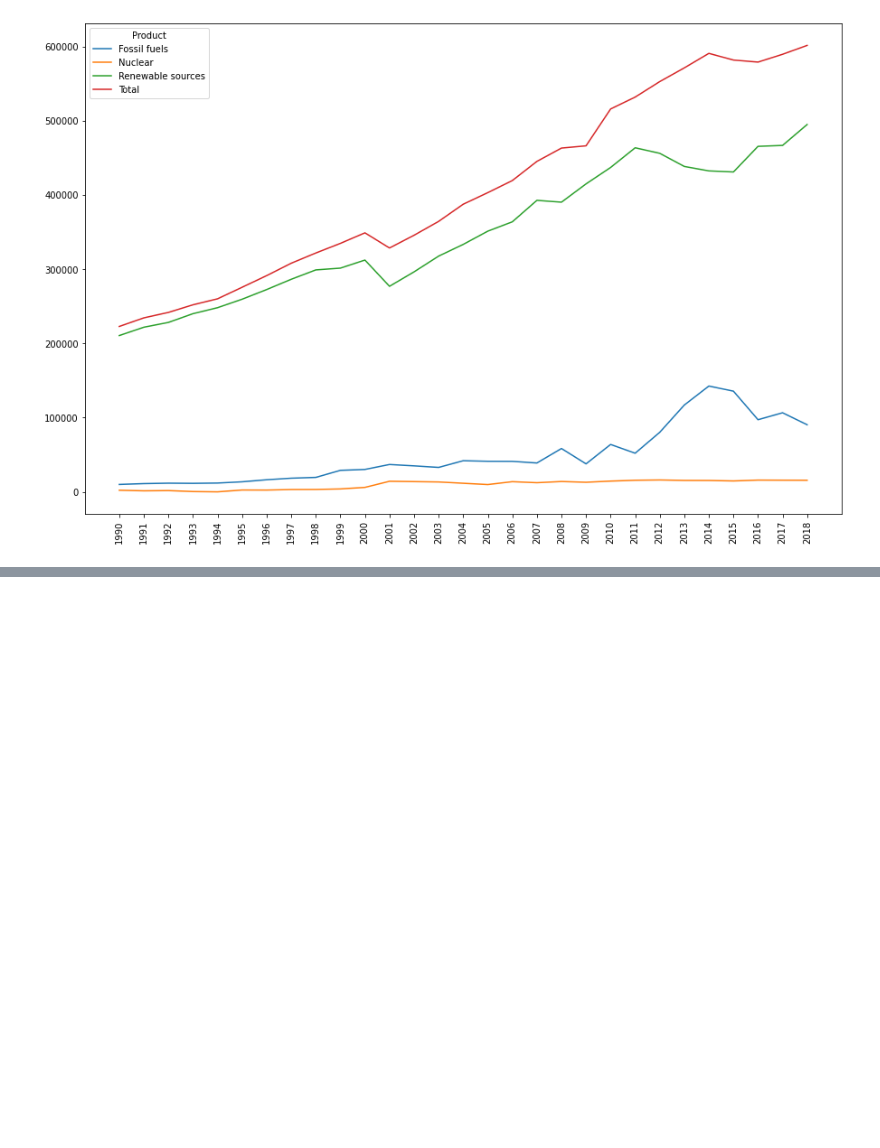
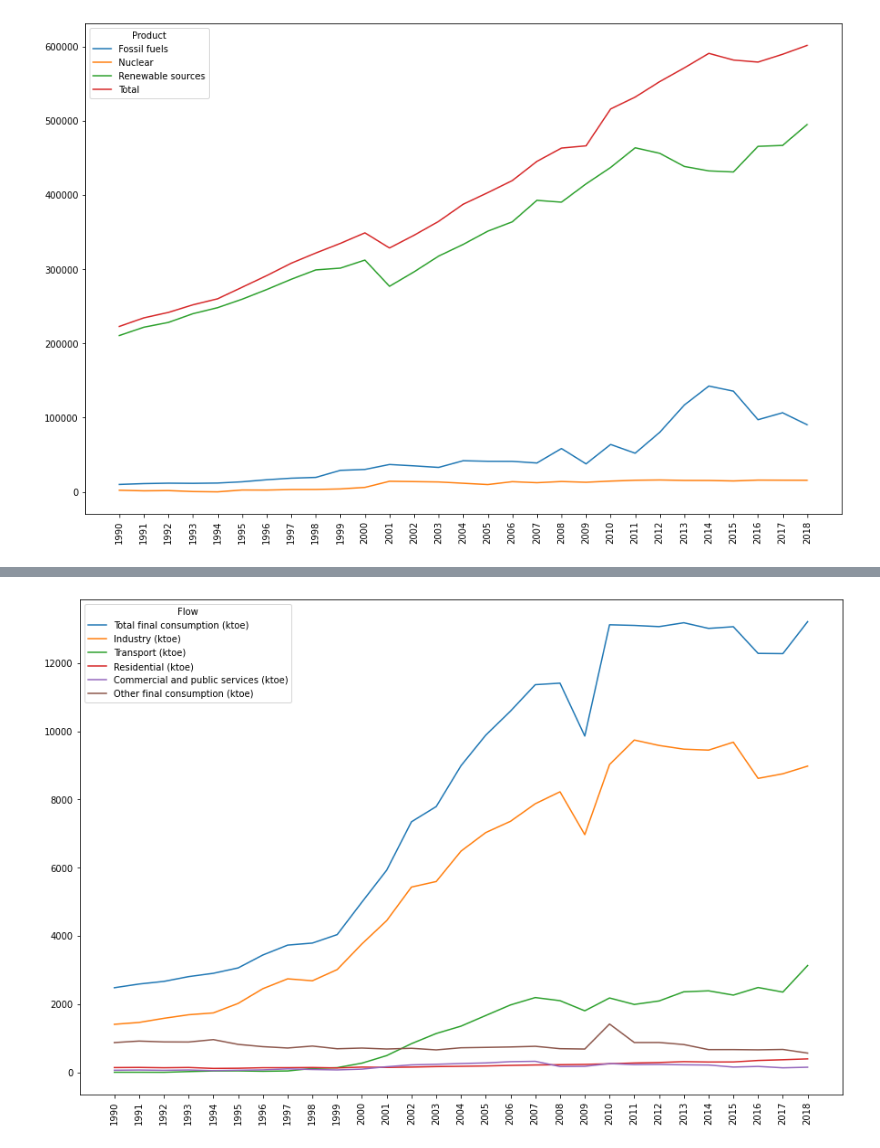
Before and after one commit to VitorHugoOli/Analise_Dados_Energetico, a Jupyter notebook: Analise_IEA.ipynb, the cells around one changed output, grey strips where cells are left out. Drawn from its saved outputs; the diff is of its cells as text; code cells hidden in the pictures; blank space fills up the shorter version.

```diff
--- a/Analise_IEA.ipynb
+++ b/Analise_IEA.ipynb
@@ -65,0 +138,6 @@ commanPlot(eletric)
+# %%
+#consumo de gas natural no brasil
+total_br_prod = br.loc[('Natural gas')].iloc[6:12].transpose()
+commanPlot(total_br_prod)
+# %% [output]
+[figure, added]
```
Also changed, not shown: parts of 13 cells of this notebook.
